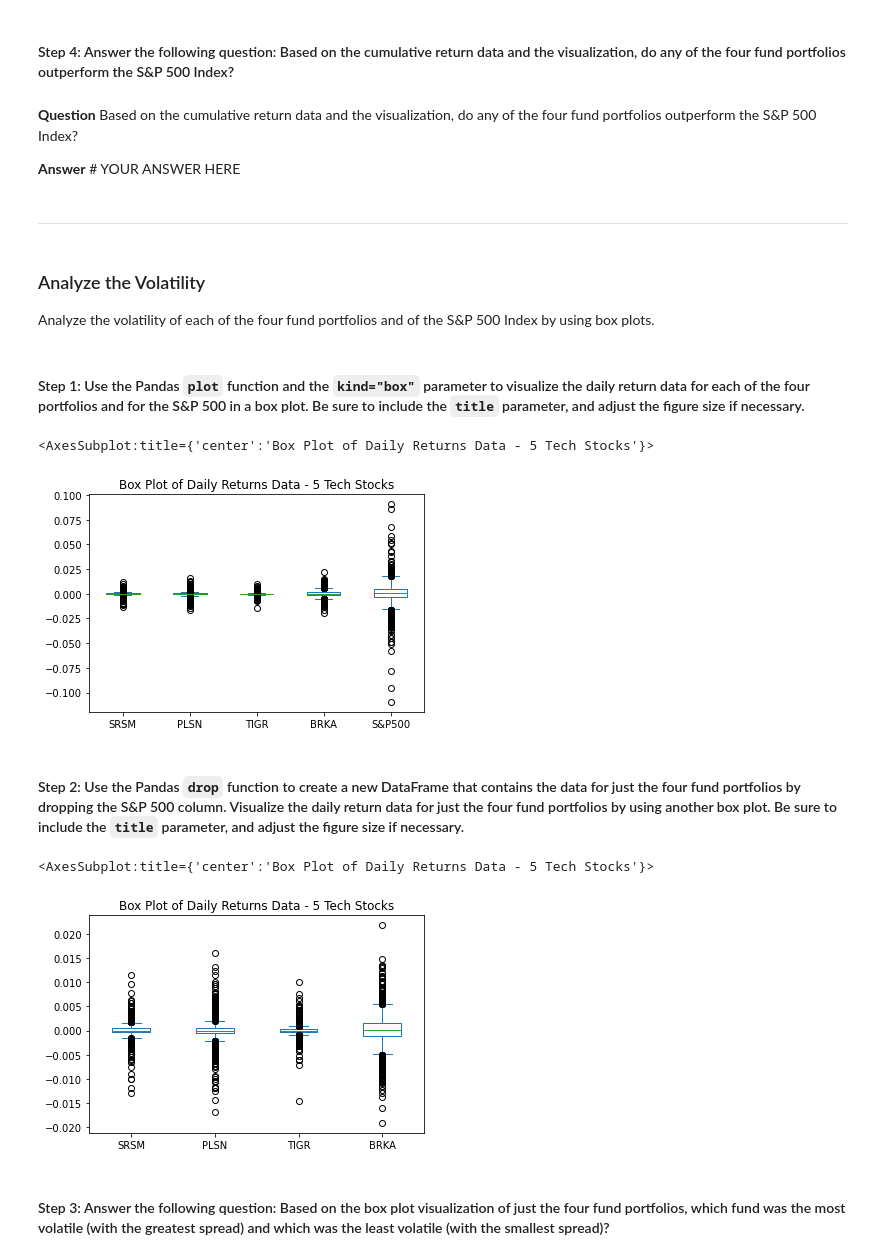
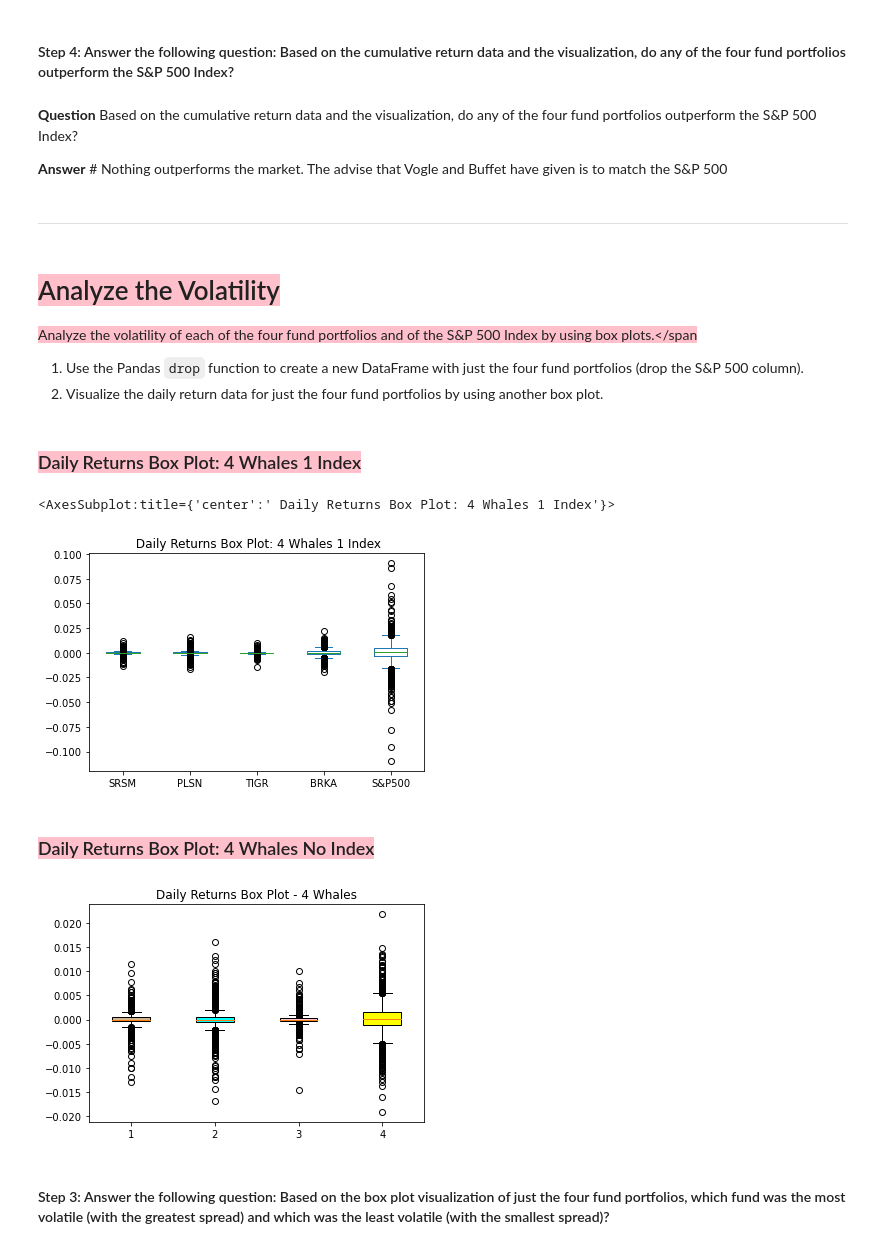
Before and after one commit to davepoppins5073/Challenge4_InvestmentOptionsEval, a Jupyter notebook: risk_return_analysis.ipynb, the cells around one changed output. Saved outputs shown, nothing was run; the diff lists cells and outputs as text; code cells hidden in the pictures.

```diff
--- a/risk_return_analysis.ipynb
+++ b/risk_return_analysis.ipynb
@@ -154,0 +119,8 @@ memory usage: 70.2 KB
+# %%
+# PART 1. Send path information to datetime_stock_data_csv function
+# Local and Absolute Paths
+abs_path = os.getcwd()
+local_path = '/Resources/whale_navs.csv'
+
+#Function call to get the df of whale stock data
+whale_data_df = datetime_stock_data_csv(abs_path, local_path)
@@ -155,6 +143,8 @@ memory usage: 70.2 KB
 # %%
-#For Readability the columns names should change: SRSM, PLSN, TIGR, BRKA, S&P500
-whales_df.columns = ['SRSM', 'PLSN', 'TIGR','BRKA', 'S&P500']
-whales_df.head()
-print(f"This is a lot cleaner and nicer when we have to start plotting!")
+# PART 2. Cleanup Dataframe for Readibility and Plotting
+# For Readability the columns names should change: SRSM, PLSN, TIGR, BRKA, S&P500
+print(f"The Column names are too long. Let me fix that!")
+whale_data_df.columns = ['SRSM', 'PLSN', 'TIGR','BRKA', 'S&P500']
+print(f"This is a lot cleaner! This is better for graphing.\n")
+display(whale_data_df.head())
 # %% [output]
@@ -170,6 +192,6 @@ print(f"This is a lot cleaner and nicer when we have to start plotting!")
 # %%
 # Prepare for the analysis by converting the dataframe of NAVs and prices to daily returns
-whls_dailyreturns_df = whales_df.pct_change().dropna().copy()
+whls_dailyreturns_df = whale_data_df.pct_change().dropna().copy()
 whls_dailyreturns_df.head()
 # %% [output]
 |  | SRSM | PLSN | TIGR | BRKA | S&P500 |
@@ -234,38 +288,52 @@ cumulative_returns['S&P500'].plot(legend=True,figsize=(10,5), rot=45, color="red
 # %% [markdown]
 **Question** Based on the cumulative return data and the visualization, do any of the four fund portfolios outperform the S&P 500 Index?
 
-**Answer** # YOUR ANSWER HERE
+**Answer** # Nothing outperforms the market. The advise that Vogle and Buffet have given is to match the S&P 500
 # %% [markdown]
 ---
 # %% [markdown]
-### Analyze the Volatility
-
-Analyze the volatility of each of the four fund portfolios and of the S&P 500 Index by using box plots.
+# <span style='background :pink' >Analyze the Volatility </span>
+<span style='background :pink' >Analyze the volatility of each of the four fund portfolios and of the S&P 500 Index by using box plots.</span
+1. Use the Pandas `drop` function to create a new DataFrame with just the four fund portfolios (drop the S&P 500 column).
+2. Visualize the daily return data for just the four fund portfolios by using another box plot.
-# %% [markdown]
-#### Step 1: Use the Pandas `plot` function and the `kind="box"` parameter to visualize the daily return data for each of the four portfolios and for the S&P 500 in a box plot. Be sure to include the `title` parameter, and adjust the figure size if necessary.
+# %% [markdown]
+### <span style='background :pink' >Daily Returns Box Plot: 4 Whales 1 Index</span>
 # %%
 # Use the daily return data to create box plots to visualize the volatility of the 4 funds and the S&P 500
 # Include a title parameter and adjust the figure size
-# YOUR CODE HERE
-whls_dailyreturns_df.plot.box(title="Box Plot of Daily Returns Data - 5 Tech Stocks")
+whls_dailyreturns_df.plot.box(
+    title=" Daily Returns Box Plot: 4 Whales 1 Index")
 # %% [output]
-<AxesSubplot:title={'center':'Box Plot of Daily Returns Data - 5 Tech Stocks'}>
+<AxesSubplot:title={'center':' Daily Returns Box Plot: 4 Whales 1 Index'}>
-[figure, old version]
+[figure, new version]
-# %% [markdown]
-#### Step 2: Use the Pandas `drop` function to create a new DataFrame that contains the data for just the four fund portfolios by dropping the S&P 500 column. Visualize the daily return data for just the four fund portfolios by using another box plot. Be sure to include the `title` parameter, and adjust the figure size if necessary.
+# %% [markdown]
+### <span style='background :pink' >Daily Returns Box Plot: 4 Whales No Index</span>
 # %%
 # Create a new DataFrame containing only the 4 fund portfolios by dropping the S&P 500 column from the DataFrame
 # Create box plots to reflect the return data for only the 4 fund portfolios
 # Include a title parameter and adjust the figure size
-# YOUR CODE HERE
 
-daily_returns_df = whls_dailyreturns_df
+# created another dataframe  that is a copy of my whls_dailyreturns_df
+# The S&P500 column has been dropped
+daily_returns_df = whls_dailyreturns_df.copy()
 daily_returns_df = daily_returns_df.drop(columns=['S&P500'])
 
-daily_returns_df.plot.box(title="Box Plot of Daily Returns Data - 5 Tech Stocks")
+# Plotting
+colors = ['tan', 'cyan', 'pink', 'yellow', 'green']
+
+daily_returns_plot = plt.boxplot(
+    daily_returns_df,
+    patch_artist=True)
+
+# Add title to my plot
+plt.title('Daily Returns Box Plot - 4 Whales')
+
+# Different boxes different colors
+for patch, color in zip(daily_returns_plot['boxes'], colors):
+    patch.set_facecolor(color)
+plt.show()
 # %% [output]
-<AxesSubplot:title={'center':'Box Plot of Daily Returns Data - 5 Tech Stocks'}>
-[figure, old version]
+[figure, new version]
 # %% [markdown]
 #### Step 3: Answer the following question: Based on the box plot visualization of just the four fund portfolios, which fund was the most volatile (with the greatest spread) and which was the least volatile (with the smallest spread)?
 # %% [markdown]
```
Also changed, not shown: parts of 80 cells of this notebook.
